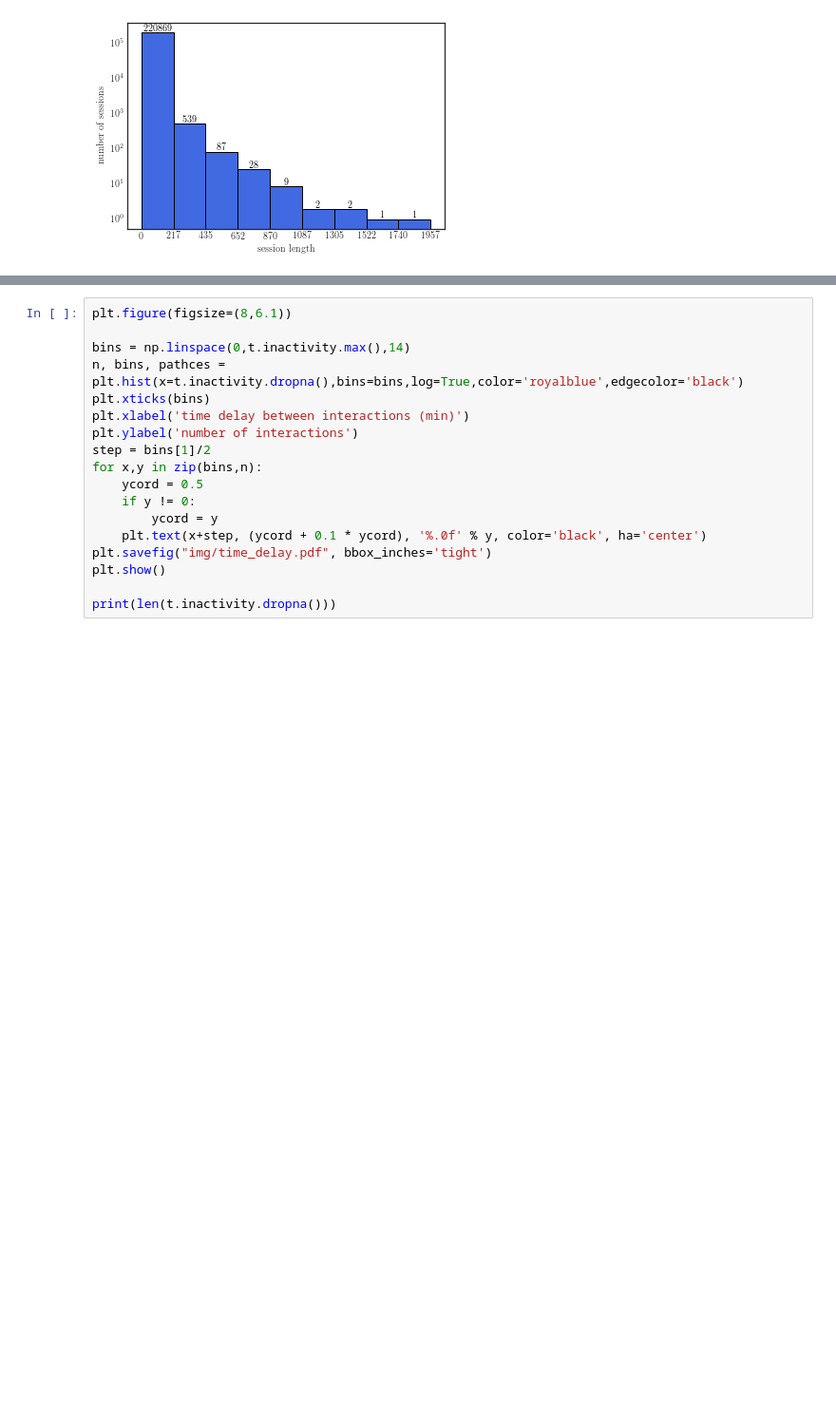
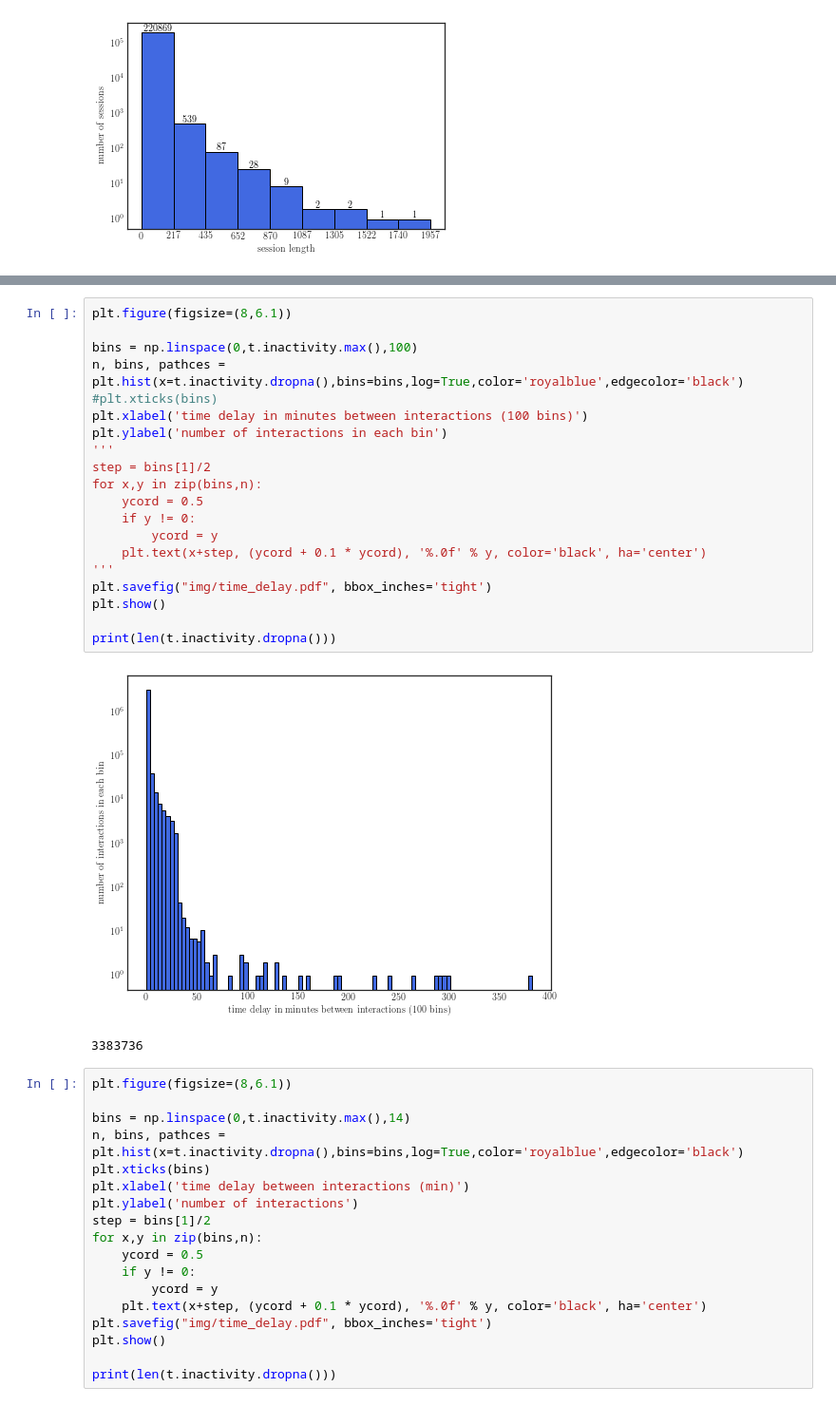
Before and after one commit to ScottishFold007/recsys_telenor, a Jupyter notebook: data_analysis/session_length.ipynb, the cells around one changed output, grey strips where cells are left out. Shown at 95% size. Drawn from its saved outputs; the diff is of its cells as text; blank space fills up the shorter version.

```diff
--- a/data_analysis/session_length.ipynb
+++ b/data_analysis/session_length.ipynb
@@ -113,3 +149,26 @@ plt.show()
+# %%
+plt.figure(figsize=(8,6.1))
+
+bins = np.linspace(0,t.inactivity.max(),100)
+n, bins, pathces = plt.hist(x=t.inactivity.dropna(),bins=bins,log=True,color='royalblue',edgecolor='black')
+#plt.xticks(bins)
+plt.xlabel('time delay in minutes between interactions (100 bins)')
+plt.ylabel('number of interactions in each bin')
+'''
+step = bins[1]/2
+for x,y in zip(bins,n):
+    ycord = 0.5
+    if y != 0:
+        ycord = y
+    plt.text(x+step, (ycord + 0.1 * ycord), '%.0f' % y, color='black', ha='center')
+'''
+plt.savefig("img/time_delay.pdf", bbox_inches='tight')
+plt.show()
+
+print(len(t.inactivity.dropna()))
+# %% [output]
+[figure, added]
+3383736
 # %%
 plt.figure(figsize=(8,6.1))
 
```
Also changed, not shown: parts of 5 cells of this notebook, 42 other files.
